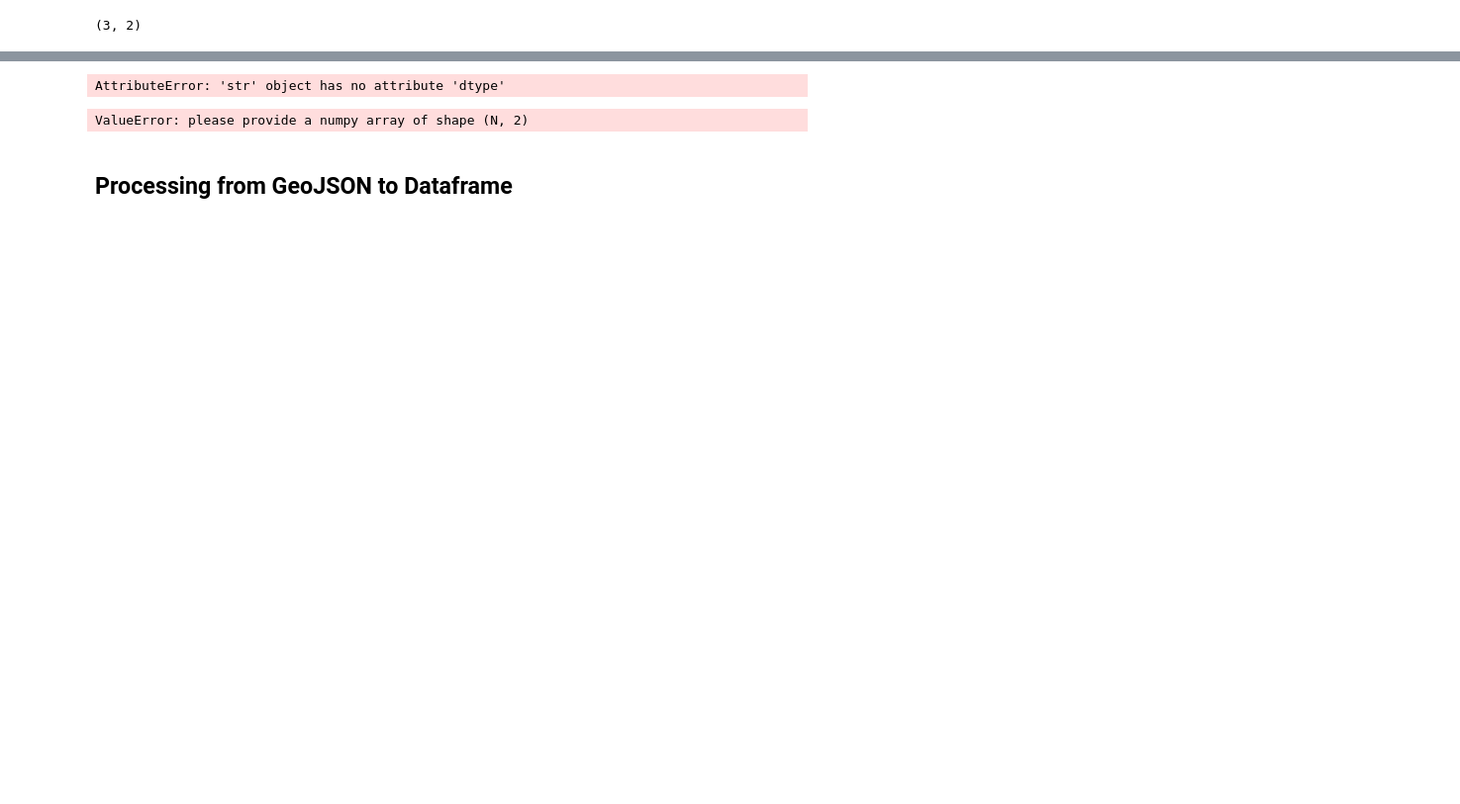
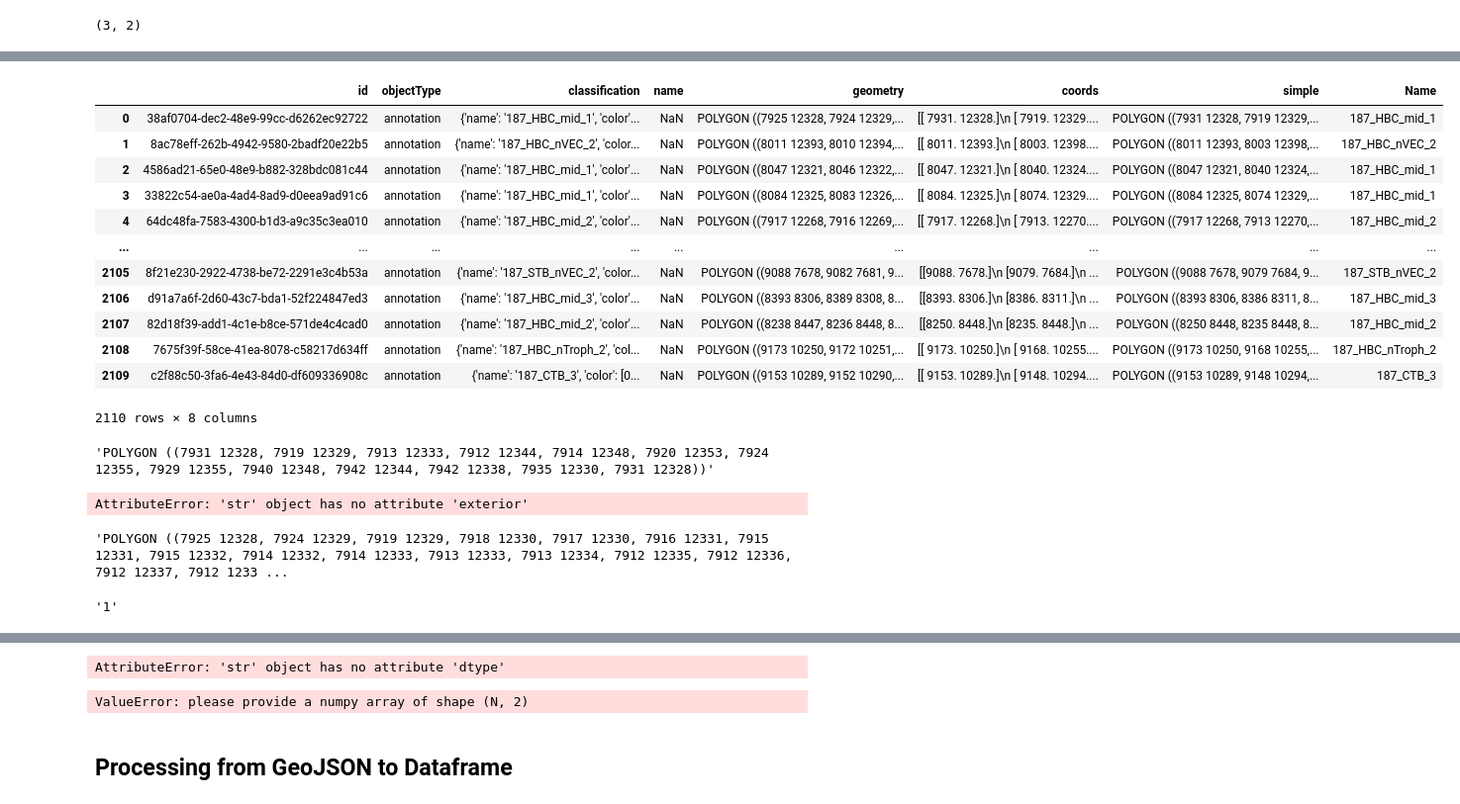
Before and after one commit to CosciaLab/Qupath_to_LMD, a Jupyter notebook: QuPath_to_LMD.ipynb, the cells around one changed output, grey strips where cells are left out. Shown at 99% size. Cells and saved outputs as stored; diff of their text form; code cells hidden in the pictures; blank space fills up the shorter version.

```diff
--- a/QuPath_to_LMD.ipynb
+++ b/QuPath_to_LMD.ipynb
@@ -302,2 +469,18 @@ calib_np_array.shape
 # %%
-df = pandas.read_csv(f"./{datetime}_QCed_geojson.csv")
+df = pandas.read_csv("./QCed_geojson.csv")
+# %%
+df
+# %% [output]
+|  | id | objectType | classification | name | geometry | coords | simple | Name |
+| 0 | 38af0704-dec2-48e9-99cc-d6262ec92722 | annotation | {'name': '187_HBC_mid_1', 'color'... | NaN | POLYGON ((7925 12328, 7924 12329,... | [[ 7931. 12328.]\n [ 7919. 12329.... | POLYGON ((7931 12328, 7919 12329,... | 187_HBC_mid_1 |
+| 1 | 8ac78eff-262b-4942-9580-2badf20e22b5 | annotation | {'name': '187_HBC_nVEC_2', 'color... | NaN | POLYGON ((8011 12393, 8010 12394,... | [[ 8011. 12393.]\n [ 8003. 12398.... | POLYGON ((8011 12393, 8003 12398,... | 187_HBC_nVEC_2 |
+| 2 | 4586ad21-65e0-48e9-b882-328bdc081c44 | annotation | {'name': '187_HBC_mid_1', 'color'... | NaN | POLYGON ((8047 12321, 8046 12322,... | [[ 8047. 12321.]\n [ 8040. 12324.... | POLYGON ((8047 12321, 8040 12324,... | 187_HBC_mid_1 |
+| 3 | 33822c54-ae0a-4ad4-8ad9-d0eea9ad91c6 | annotation | {'name': '187_HBC_mid_1', 'color'... | NaN | POLYGON ((8084 12325, 8083 12326,... | [[ 8084. 12325.]\n [ 8074. 12329.... | POLYGON ((8084 12325, 8074 12329,... | 187_HBC_mid_1 |
+| 4 | 64dc48fa-7583-4300-b1d3-a9c35c3ea010 | annotation | {'name': '187_HBC_mid_2', 'color'... | NaN | POLYGON ((7917 12268, 7916 12269,... | [[ 7917. 12268.]\n [ 7913. 12270.... | POLYGON ((7917 12268, 7913 12270,... | 187_HBC_mid_2 |
+| ... | ... | ... | ... | ... | ... | ... | ... | ... |
+| 2105 | 8f21e230-2922-4738-be72-2291e3c4b53a | annotation | {'name': '187_STB_nVEC_2', 'color... | NaN | POLYGON ((9088 7678, 9082 7681, 9... | [[9088. 7678.]\n [9079. 7684.]\n ... | POLYGON ((9088 7678, 9079 7684, 9... | 187_STB_nVEC_2 |
+| 2106 | d91a7a6f-2d60-43c7-bda1-52f224847ed3 | annotation | {'name': '187_HBC_mid_3', 'color'... | NaN | POLYGON ((8393 8306, 8389 8308, 8... | [[8393. 8306.]\n [8386. 8311.]\n ... | POLYGON ((8393 8306, 8386 8311, 8... | 187_HBC_mid_3 |
+| 2107 | 82d18f39-add1-4c1e-b8ce-571de4c4cad0 | annotation | {'name': '187_HBC_mid_2', 'color'... | NaN | POLYGON ((8238 8447, 8236 8448, 8... | [[8250. 8448.]\n [8235. 8448.]\n ... | POLYGON ((8250 8448, 8235 8448, 8... | 187_HBC_mid_2 |
+| 2108 | 7675f39f-58ce-41ea-8078-c58217d634ff | annotation | {'name': '187_HBC_nTroph_2', 'col... | NaN | POLYGON ((9173 10250, 9172 10251,... | [[ 9173. 10250.]\n [ 9168. 10255.... | POLYGON ((9173 10250, 9168 10255,... | 187_HBC_nTroph_2 |
+| 2109 | c2f88c50-3fa6-4e43-84d0-df609336908c | annotation | {'name': '187_CTB_3', 'color': [0... | NaN | POLYGON ((9153 10289, 9152 10290,... | [[ 9153. 10289.]\n [ 9148. 10294.... | POLYGON ((9153 10289, 9148 10294,... | 187_CTB_3 |
+2110 rows × 8 columns
@@ -303,0 +500,16 @@ df = pandas.read_csv(f"./{datetime}_QCed_geojson.csv")
+# %%
+df.simple[0]
+# %% [output]
+'POLYGON ((7931 12328, 7919 12329, 7913 12333, 7912 12344, 7914 12348, 7920 12353, 7924 12355, 7929 12355, 7940 12348, 7942 12344, 7942 12338, 7935 12330, 7931 12328))'
+# %%
+x, y = df.simple[0].exterior.xy
+# %% [output]
+AttributeError: 'str' object has no attribute 'exterior'
+# %%
+df.geometry[0]
+# %% [output]
+'POLYGON ((7925 12328, 7924 12329, 7919 12329, 7918 12330, 7917 12330, 7916 12331, 7915 12331, 7915 12332, 7914 12332, 7914 12333, 7913 12333, 7913 12334, 7912 12335, 7912 12336, 7912 12337, 7912 1233 ...
+# %%
+df.simple[0]
+# %% [output]
+'1'
```
Also changed, not shown: parts of 37 cells of this notebook, 2 other files.
